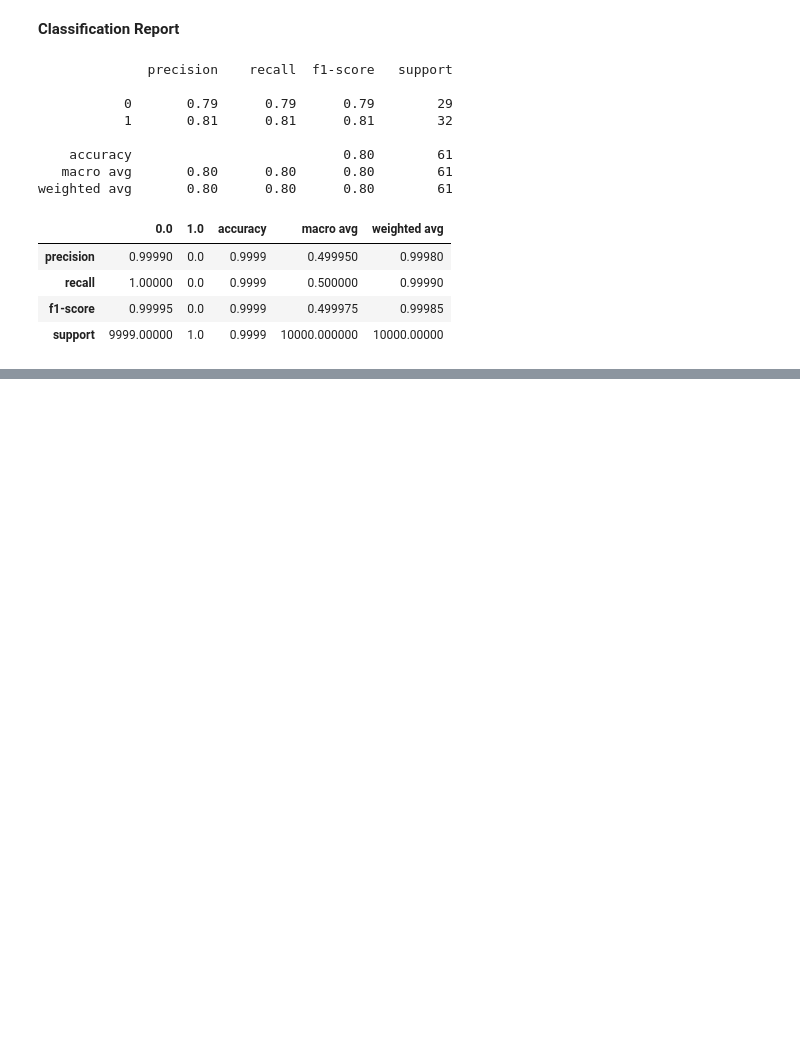
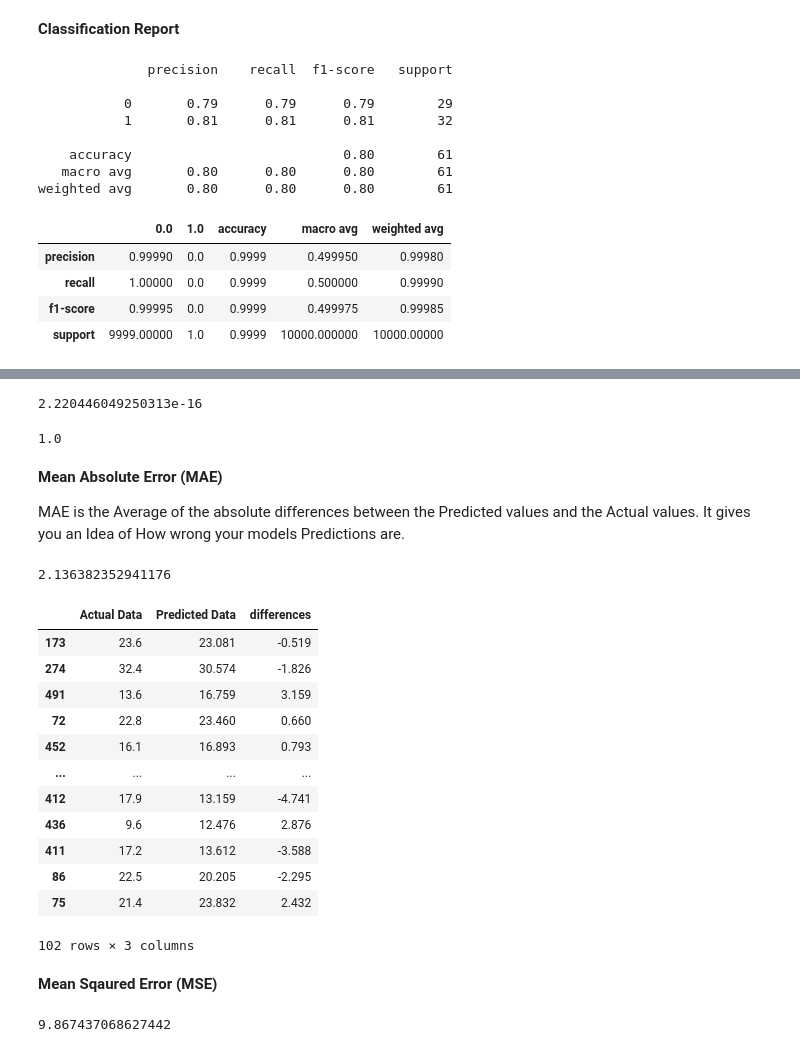
Before and after one commit to pravinknr/Python-Basics, a Jupyter notebook: 05. Libraries/4. Scikit-Learn/05. Evaluating a Machine Learning Model.ipynb, the cells around one changed output, grey strips where cells are left out. Cells and saved outputs as stored; diff of their text form; code cells hidden in the pictures; blank space fills up the shorter version.

```diff
--- a/05. Libraries/4. Scikit-Learn/05. Evaluating a Machine Learning Model.ipynb
+++ b/05. Libraries/4. Scikit-Learn/05. Evaluating a Machine Learning Model.ipynb
@@ -373,0 +392,12 @@ pd.DataFrame(classification_report(disease_true,
+# %%
+from sklearn.ensemble import RandomForestRegressor
+
+np.random.seed(42)
+
+x = boston_df.drop("target", axis=1)
+y = boston_df["target"]
+
+x_train, x_test, y_train, y_test = train_test_split(x,y, test_size=0.2)
+
+model = RandomForestRegressor()
+model.fit(x_train, y_train);
@@ -373,0 +434,50 @@ pd.DataFrame(classification_report(disease_true,
+# %%
+r2_score(y_test, y_test_mean)
+# %% [output]
+2.220446049250313e-16
+# %%
+r2_score(y_test, y_test)
+# %% [output]
+1.0
+# %% [markdown]
+**Mean Absolute Error (MAE)**
+
+MAE is the Average of the absolute differences between the Predicted values and the Actual values. It gives you an Idea of How wrong your models Predictions are.
+# %%
+# Mean Absolute Error
+from sklearn.metrics import mean_absolute_error
+
+y_preds = model.predict(x_test)
+mae = mean_absolute_error(y_test, y_preds)
+mae
+# %% [output]
+2.136382352941176
+# %%
+df = pd.DataFrame(data={"Actual Data": y_test, "Predicted Data": y_preds})
+df["differences"] = df["Predicted Data"] - df["Actual Data"]
+df
+# %% [output]
+|  | Actual Data | Predicted Data | differences |
+| 173 | 23.6 | 23.081 | -0.519 |
+| 274 | 32.4 | 30.574 | -1.826 |
+| 491 | 13.6 | 16.759 | 3.159 |
+| 72 | 22.8 | 23.460 | 0.660 |
+| 452 | 16.1 | 16.893 | 0.793 |
+| ... | ... | ... | ... |
+| 412 | 17.9 | 13.159 | -4.741 |
+| 436 | 9.6 | 12.476 | 2.876 |
+| 411 | 17.2 | 13.612 | -3.588 |
+| 86 | 22.5 | 20.205 | -2.295 |
+| 75 | 21.4 | 23.832 | 2.432 |
+102 rows × 3 columns
+# %% [markdown]
+**Mean Sqaured Error (MSE)**
+# %%
+# Mean Squared Error
+from sklearn.metrics import mean_squared_error
+
+y_preds = model.predict(x_test)
+mse = mean_squared_error(y_test, y_preds)
+mse
+# %% [output]
+9.867437068627442
```
Also changed, not shown: parts of 7 cells of this notebook.
